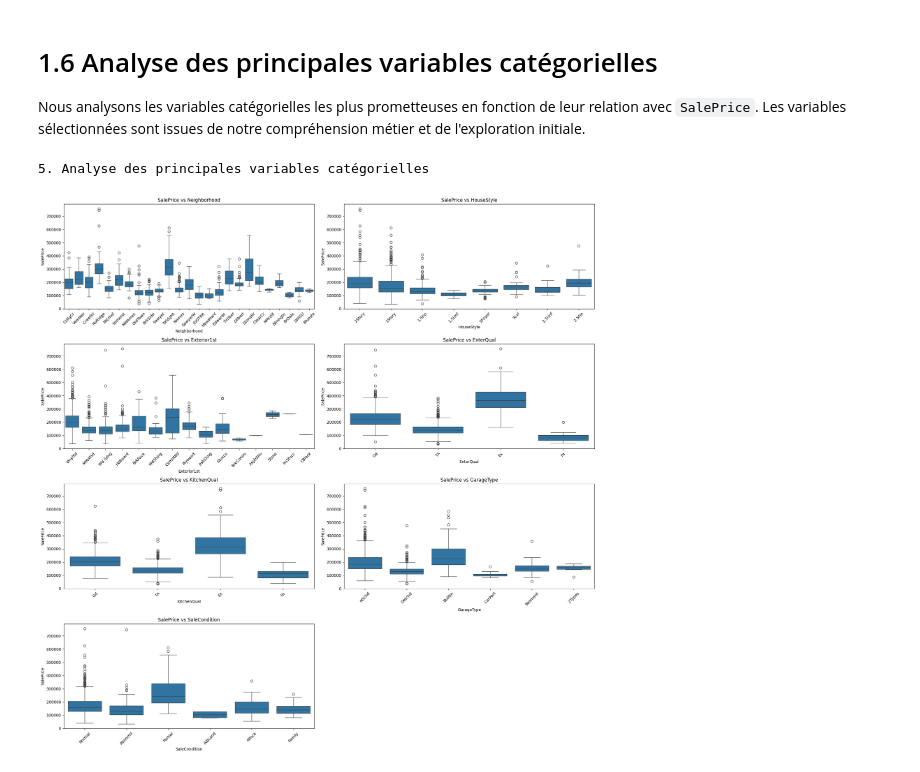
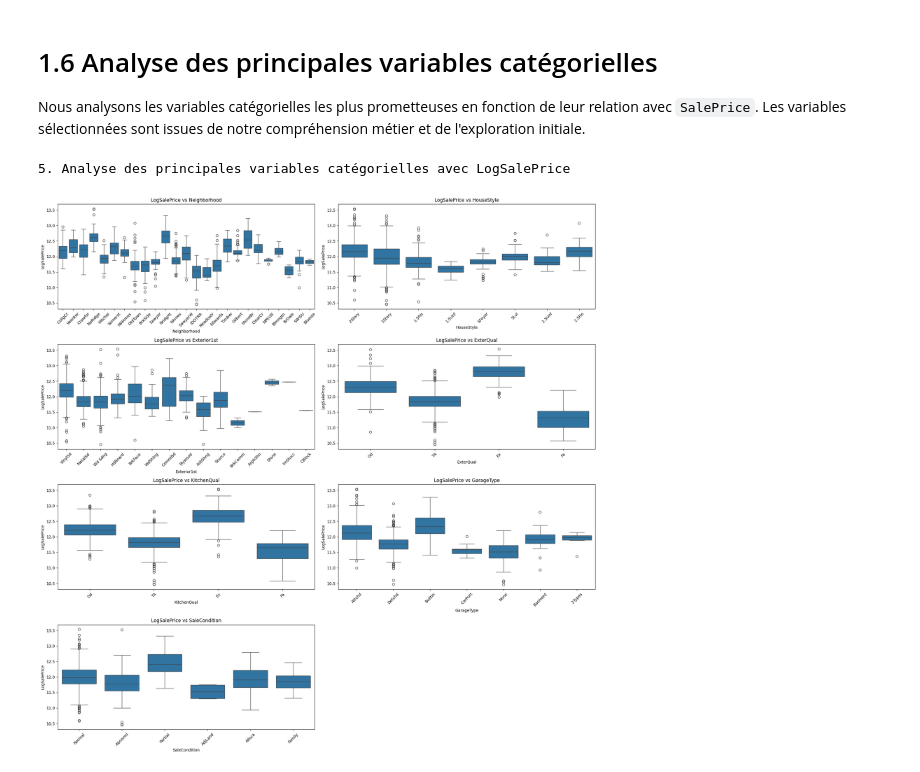
Before and after one commit to cutiips/OverfittingRepo, a Jupyter notebook: 03-Marquis_Aris_Singh_Curty.ipynb, the cells around one changed output. Saved outputs shown, nothing was run; the diff lists cells and outputs as text; code cells hidden in the pictures.

```diff
--- a/03-Marquis_Aris_Singh_Curty.ipynb
+++ b/03-Marquis_Aris_Singh_Curty.ipynb
@@ -109,3 +172,18 @@ Cette asymétrie est importante à considérer pour les modèles de machine lear
 Pour corriger cette asymétrie, on peut envisager de transformer les prix avec une fonction logarithmique, comme log(SalePrice). Pourquoi utiliser le logarithme ? Car il permet de réduire l’impact des maisons très chères (les très grands prix sont "compressés", ce qui équilibre un peu mieux la distribution), de stabiliser la variance (les différences de prix sont ramenées à des écarts relatifs plus homogènes), et d'améliorer les relations entre variables (les liens entre les caractéristiques (surface, qualité, etc.) et le prix sont souvent plus linéaires après transformation, ce qui aide le modèle à mieux apprendre). Il faudra y penser lors des prochaines étapes.
 # %% [markdown]
 ---
+# %%
+import numpy as np
+
+df['LogSalePrice'] = np.log1p(df['SalePrice'])  # Transformation log
+
+# Visualisation
+sns.histplot(df['LogSalePrice'], kde=True)
+plt.title("Distribution de Log(SalePrice)")
+plt.show()
+
+from statsmodels.graphics.gofplots import qqplot
+from scipy import stats
+qqplot(df['LogSalePrice'], dist=stats.norm, fit=True, line='45')
+plt.title("Q-Q Plot de Log(SalePrice)")
+plt.show()
@@ -169,19 +262,16 @@ Nous visualisons la relation entre `SalePrice` et les principales variables num
 Cela permet de mieux comprendre leur impact et de détecter d’éventuelles non-linéarités.
 # %%
-print("4. Analyse des principales variables numériques")
+print("4. Analyse des principales variables numériques avec LogSalePrice")
 
-# Variables numériques les plus corrélées
-num_vars = ['OverallQual', 'GrLivArea', 'GarageCars', 'GarageArea', 'TotalBsmtSF', '1stFlrSF', 'FullBath', 'TotRmsAbvGrd', 'YearBuilt', 'YearRemodAdd']
-
-# Scatterplots
-import matplotlib.pyplot as plt
-import seaborn as sns
+num_vars = ['OverallQual', 'GrLivArea', 'GarageCars', 'GarageArea',
+            'TotalBsmtSF', '1stFlrSF', 'FullBath', 'TotRmsAbvGrd',
+            'YearBuilt', 'YearRemodAdd']
 
 plt.figure(figsize=(20, 15))
 for i, var in enumerate(num_vars):
     plt.subplot(5, 2, i+1)
-    sns.scatterplot(x=df[var], y=df['SalePrice'])
-    plt.title(f'SalePrice vs {var}')
+    sns.scatterplot(x=df[var], y=df['LogSalePrice'])
+    plt.title(f'LogSalePrice vs {var}')
 plt.tight_layout()
 plt.show()
 # %% [output]
@@ -203,26 +299,22 @@ plt.show()
 Nous analysons les variables catégorielles les plus prometteuses en fonction de leur relation avec `SalePrice`.
 Les variables sélectionnées sont issues de notre compréhension métier et de l'exploration initiale.
 # %%
-print("5. Analyse des principales variables catégorielles")
+print("5. Analyse des principales variables catégorielles avec LogSalePrice")
 
-# Variables catégorielles sélectionnées
-cat_vars = ['Neighborhood', 'HouseStyle', 'Exterior1st', 'ExterQual', 'KitchenQual', 'GarageType', 'SaleCondition']
-
-# Boxplots
-import matplotlib.pyplot as plt
-import seaborn as sns
+cat_vars = ['Neighborhood', 'HouseStyle', 'Exterior1st', 'ExterQual',
+            'KitchenQual', 'GarageType', 'SaleCondition']
 
 plt.figure(figsize=(20, 20))
 for i, var in enumerate(cat_vars):
     plt.subplot(4, 2, i+1)
-    sns.boxplot(x=df[var], y=df['SalePrice'])
-    plt.title(f'SalePrice vs {var}')
+    sns.boxplot(x=df[var], y=df['LogSalePrice'])
+    plt.title(f'LogSalePrice vs {var}')
     plt.xticks(rotation=45)
 plt.tight_layout()
 plt.show()
 # %% [output]
-5. Analyse des principales variables catégorielles
+5. Analyse des principales variables catégorielles avec LogSalePrice
-[figure, old version]
+[figure, new version]
 # %% [markdown]
 ## 1.6.1 Observations sur les variables catégorielles
 
```
Also changed, not shown: parts of 34 cells of this notebook, 1 other file.
